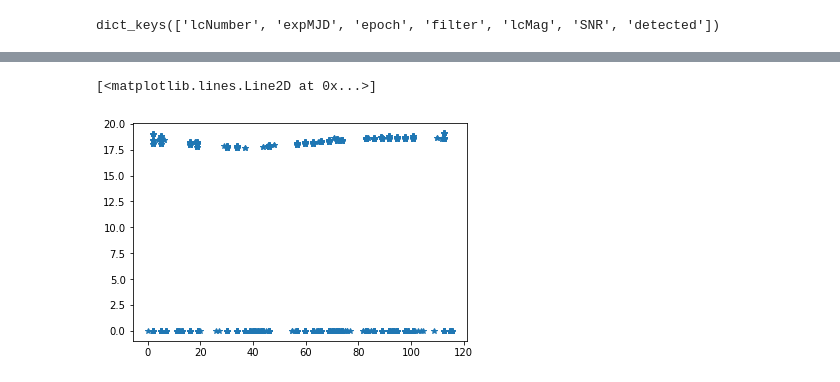
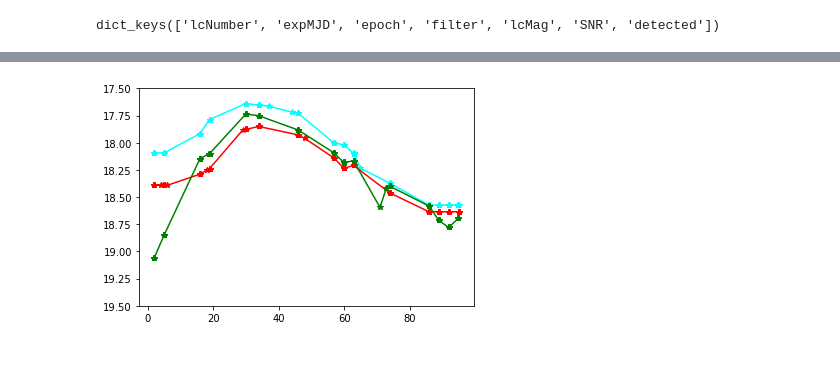
Before and after one commit to xiaolng/maf, a Jupyter notebook: TDEs.ipynb, the cells around one changed output, grey strips where cells are left out. Cells and saved outputs as stored; diff of their text form; code cells hidden in the pictures.

```diff
--- a/TDEs.ipynb
+++ b/TDEs.ipynb
@@ -568,7 +539,19 @@ df[df['filter']=='y']
-# %%
-time = data['epoch']
-mag = data['lcMag']
-plt.plot(time, mag, '*')
-# %% [output]
-[<matplotlib.lines.Line2D at 0x...>]
-[figure, removed]
+# %%
+df_0 = df[df['lcNumber']==0.0]
+df_1 = df[df['lcNumber']==1.0]
+# %%
+df_0_ = df_0[df_0['lcMag']!=0.0]
+df_1_ = df_1[df_1['lcMag']!=0.0]
+# %%
+filters = np.unique(df_0_['filter'])
+colors = {'u': 'k', 'g': 'cyan', 'r': 'g', 'i': 'r', 'z': 'y', 'y': 'orange'}
+
+for fi in filters:
+    time = df_0_['epoch'][df_0_['filter']==fi]
+    mag = df_0_['lcMag'][df_0_['filter']==fi]
+
+    plt.plot(time, mag, color=colors[fi], marker = '*')
+
+    plt.ylim([19.5, 17.5])
+# %% [output]
+[figure, added]
```
Also changed, not shown: parts of 8 cells of this notebook.
